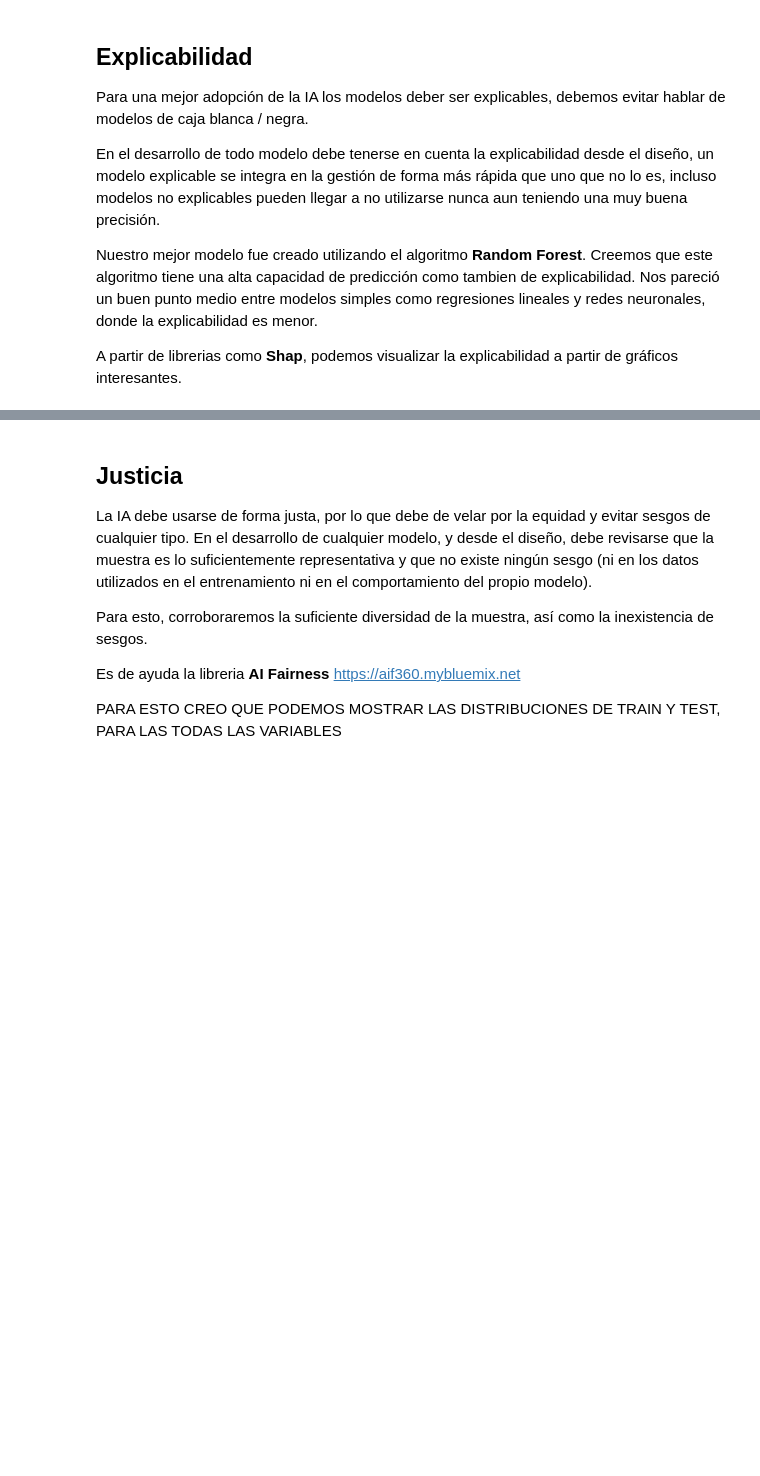
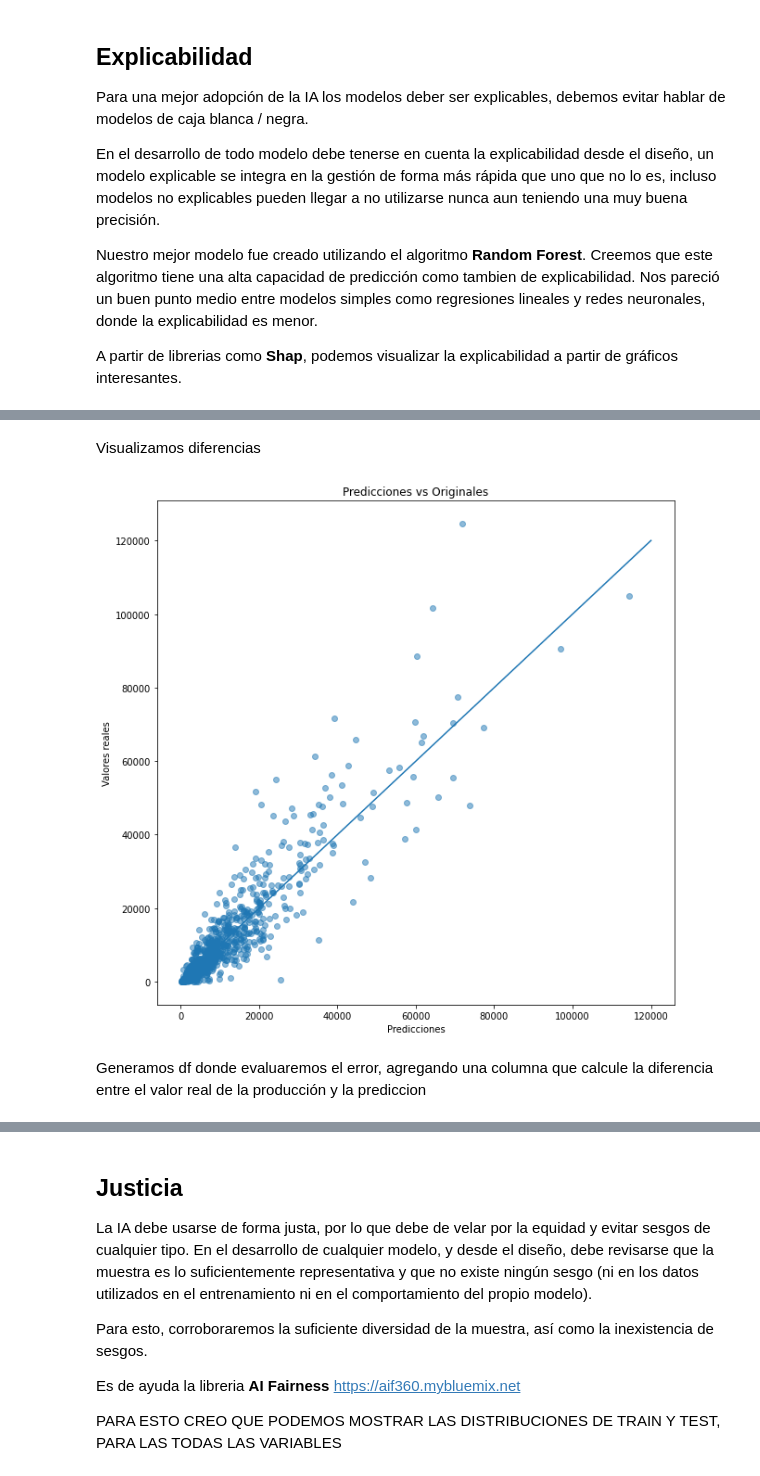
Before and after one commit to vitostamatti/datathon-cajamar-malbecs, a Jupyter notebook: notebooks/03-Modelizacion-responsable.ipynb, the cells around one changed output, grey strips where cells are left out. Drawn from its saved outputs; the diff is of its cells as text; code cells hidden in the pictures; blank space fills up the shorter version.

```diff
--- a/notebooks/03-Modelizacion-responsable.ipynb
+++ b/notebooks/03-Modelizacion-responsable.ipynb
@@ -30,0 +174,2 @@ EXPLICAR COMO SE CALCULA Y CUALES SON LAS MAS IMPORTNATES
+# %%
+preds = m.predict(X_test)
@@ -30,0 +184,14 @@ EXPLICAR COMO SE CALCULA Y CUALES SON LAS MAS IMPORTNATES
+# %% [markdown]
+Visualizamos diferencias
+# %%
+plt.figure(figsize=(10,10))
+plt.scatter(x=preds, y=y_test , alpha=0.5)
+plt.plot( [0,120000],[0,120000] )
+plt.xlabel('Predicciones')
+plt.ylabel('Valores reales')
+plt.title('Predicciones vs Originales')
+plt.show()
+# %% [output]
+[figure, added]
+# %% [markdown]
+Generamos df donde evaluaremos el error, agregando una columna que calcule la diferencia entre el valor real de la producción y la prediccion
```
Also changed, not shown: parts of 42 cells of this notebook.
